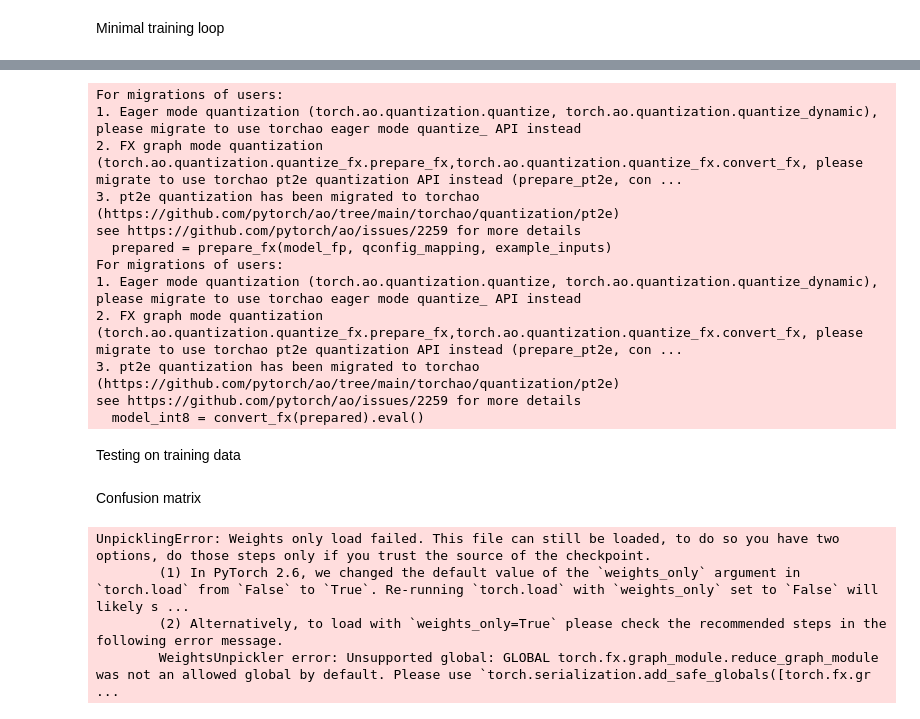
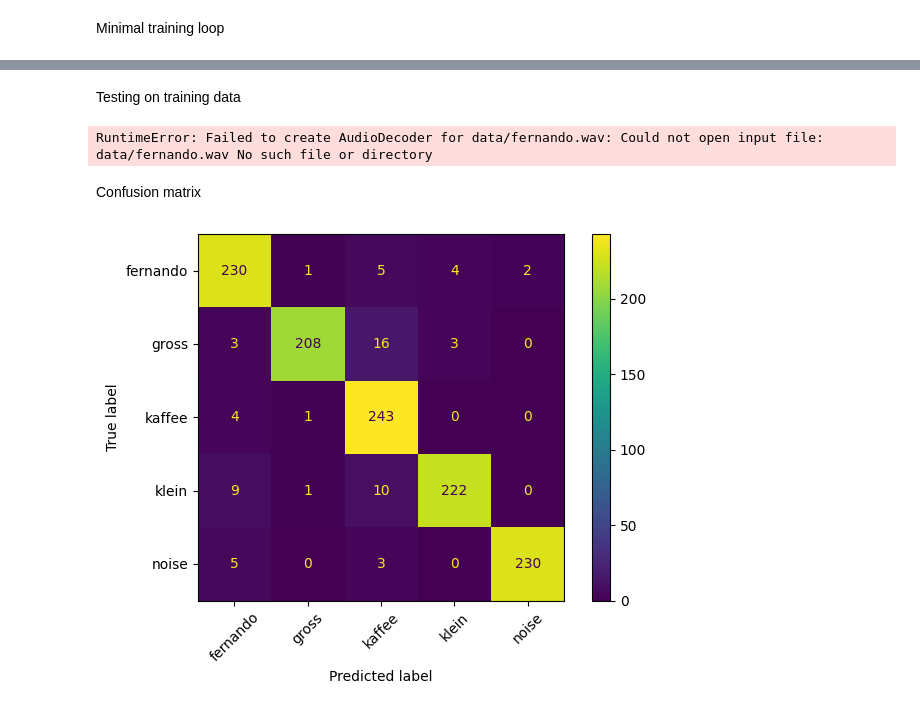
Before and after one commit to tunxu/coffeemachine-automatization, a Jupyter notebook: Code/pytorch_example_copy.ipynb, the cells around one changed output, grey strips where cells are left out. Cells and saved outputs as stored; diff of their text form; code cells hidden in the pictures.

Commit message:
Changes made to converter and neural network used

```diff
--- a/Code/pytorch_example_copy.ipynb
+++ b/Code/pytorch_example_copy.ipynb
@@ -319,56 +315,3 @@ Qunatizing the model
-# %%
-import copy
-from torch.ao.quantization import get_default_qconfig_mapping
-from torch.ao.quantization.quantize_fx import prepare_fx, convert_fx
-
-model_fp = copy.deepcopy(model).eval().to("cpu")
-
-# Use a real batch to get the right example input shape
-x, y = next(iter(train_loader))
-example_inputs = (x[:1].eval() if hasattr(x, "eval") else x[:1],)  # usually just x[:1]
-
-qconfig_mapping = get_default_qconfig_mapping("fbgemm")  # x86; use "qnnpack" for ARM
-
-prepared = prepare_fx(model_fp, qconfig_mapping, example_inputs)
-
-# calibration
-prepared.eval()
-with torch.no_grad():
-    for i, (xb, yb) in enumerate(train_loader):
-        prepared(xb)
-        if i >= 50:
-            break
-
-model_int8 = convert_fx(prepared).eval()
-
-device = "cpu"
-model_int8.eval()
-
-all_preds, all_labels = [], []
-with torch.no_grad():
-    for inputs, labels in test_loader:
-        inputs = inputs.to("cpu").float()
-        labels = labels.to("cpu")
-        outputs = model_int8(inputs)
-        preds = outputs.argmax(dim=1)
-        all_preds.extend(preds.numpy())
-        all_labels.extend(labels.numpy())
-
-torch.save(model_fp.state_dict(), "checkpoints/kws_model_fp.pt")
-torch.save(model_int8, "checkpoints/kws_model_int8_fx_model.pt")
-# %% [output]
-For migrations of users:
-1. Eager mode quantization (torch.ao.quantization.quantize, torch.ao.quantization.quantize_dynamic), please migrate to use torchao eager mode quantize_ API instead
-2. FX graph mode quantization (torch.ao.quantization.quantize_fx.prepare_fx,torch.ao.quantization.quantize_fx.convert_fx, please migrate to use torchao pt2e quantization API instead (prepare_pt2e, con ...
-3. pt2e quantization has been migrated to torchao (https://github.com/pytorch/ao/tree/main/torchao/quantization/pt2e)
-see https://github.com/pytorch/ao/issues/2259 for more details
-  prepared = prepare_fx(model_fp, qconfig_mapping, example_inputs)
-For migrations of users:
-1. Eager mode quantization (torch.ao.quantization.quantize, torch.ao.quantization.quantize_dynamic), please migrate to use torchao eager mode quantize_ API instead
-2. FX graph mode quantization (torch.ao.quantization.quantize_fx.prepare_fx,torch.ao.quantization.quantize_fx.convert_fx, please migrate to use torchao pt2e quantization API instead (prepare_pt2e, con ...
-3. pt2e quantization has been migrated to torchao (https://github.com/pytorch/ao/tree/main/torchao/quantization/pt2e)
-see https://github.com/pytorch/ao/issues/2259 for more details
-  model_int8 = convert_fx(prepared).eval()
 # %% [markdown]
 Testing on training data
 # %%
@@ -414,45 +357,45 @@ sample_rate = 16000  # or whatever your model was trained on
 # transform = torchaudio.transforms.MelSpectrogram(sample_rate=16000, n_mels=64)
 
 # And you have a trained model + label names
-file_path = "data/fernando_1.wav"
+file_path = "data/fernando.wav"
 
-#predict_file(model, file_path, transform, sample_rate, train_dataset.label_names, device)
+predict_file(model, file_path, transform, sample_rate, full_dataset.labels, device)
+# %% [output]
+RuntimeError: Failed to create AudioDecoder for data/fernando.wav: Could not open input file: data/fernando.wav No such file or directory
 # %% [markdown]
 Confusion matrix
 # %%
 from sklearn.metrics import confusion_matrix, ConfusionMatrixDisplay
 import matplotlib.pyplot as plt
 import torch
 
-device = "cpu"  # IMPORTANT for FX int8
+device = "cuda"  # IMPORTANT for FX int8
 
-model_int8 = torch.load("checkpoints/kws_model_int8_fx_model.pt", map_location="cpu", weights_only=True)
+model_int8 = KeywordCNNv2(num_classes=len(full_dataset.label_names))
+model_int8.load_state_dict(torch.load('checkpoints/kws_model_f32_less_layers.pt', map_location=device))
 model_int8.eval()
 
 all_preds = []
 all_labels = []
 
 with torch.no_grad():
     for inputs, labels in test_loader:
-        inputs = inputs.to("cpu").float()
-        labels = labels.to("cpu")
+        inputs = inputs.to(device).float()
+        labels = labels.to(device)
 
         outputs = model(inputs)
         preds = outputs.argmax(dim=1)
 
-        all_preds.extend(preds.numpy())
-        all_labels.extend(labels.numpy())
+        all_preds.extend(preds.cpu().numpy())
+        all_labels.extend(labels.cpu().numpy())
 
 cm = confusion_matrix(all_labels, all_preds)
 disp = ConfusionMatrixDisplay(cm, display_labels=full_dataset.label_names)
 disp.plot(xticks_rotation=45)
 plt.tight_layout()
 plt.show()
 # %% [output]
-UnpicklingError: Weights only load failed. This file can still be loaded, to do so you have two options, do those steps only if you trust the source of the checkpoint.
-        (1) In PyTorch 2.6, we changed the default value of the `weights_only` argument in `torch.load` from `False` to `True`. Re-running `torch.load` with `weights_only` set to `False` will likely s ...
-        (2) Alternatively, to load with `weights_only=True` please check the recommended steps in the following error message.
-        WeightsUnpickler error: Unsupported global: GLOBAL torch.fx.graph_module.reduce_graph_module was not an allowed global by default. Please use `torch.serialization.add_safe_globals([torch.fx.gr ...
+[figure, added]
 # %%
 cm = confusion_matrix(all_labels, all_preds)
 cm
```
Also changed, not shown: parts of 8 cells of this notebook, 3 other files.
